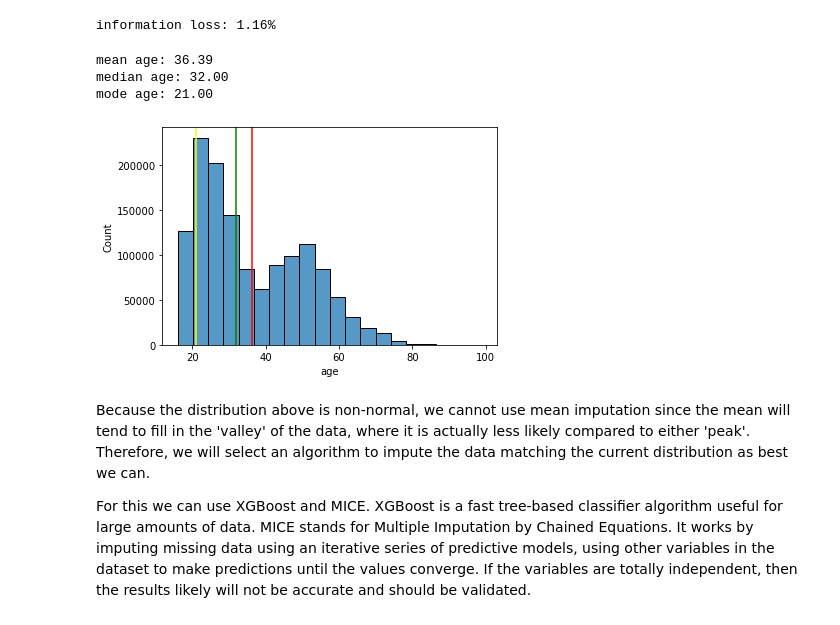
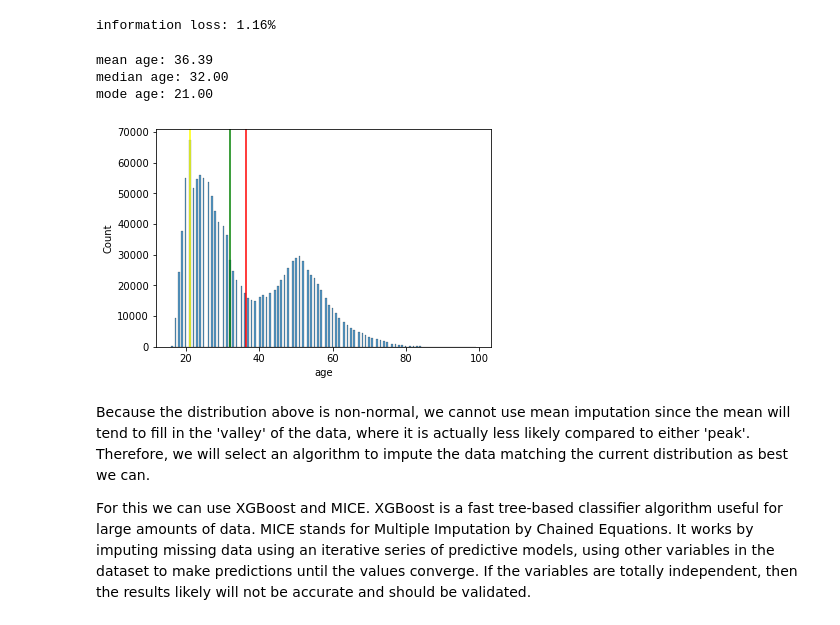
Before and after one commit to BryanEastman/HM_Competition, a Jupyter notebook: hm_competition_notebook.ipynb, the cells around one changed output. Cells and saved outputs as stored; diff of their text form; code cells hidden in the pictures.

```diff
--- a/hm_competition_notebook.ipynb
+++ b/hm_competition_notebook.ipynb
@@ -131,22 +131,22 @@ information loss: 1.16%
 # %%
 # age distribution
 import matplotlib.pyplot as plt
 import seaborn as sns
 
 %matplotlib inline
-sns.histplot(clean_cust, x='age', bins=20)
+sns.histplot(clean_cust, x='age')
 plt.axvline(clean_cust.age.mean(), color='red')
 plt.axvline(clean_cust.age.median(), color='green')
 plt.axvline(clean_cust.age.mode()[0], color='yellow')
 
 print(f'mean age: {clean_cust.age.mean():.2f}')
 print(f'median age: {clean_cust.age.median():.2f}')
 print(f'mode age: {clean_cust.age.mode()[0]:.2f}')
 # %% [output]
 mean age: 36.39
 median age: 32.00
 mode age: 21.00
-[figure, old version]
+[figure, new version]
 # %% [markdown]
 Because the distribution above is non-normal, we cannot use mean imputation since the mean will tend to fill in the 'valley' of the data, where it is actually less likely compared to either 'peak'. Therefore, we will select an algorithm  to impute the data matching the current distribution as best we can.
 
```
Also changed, not shown: parts of 13 cells of this notebook.
